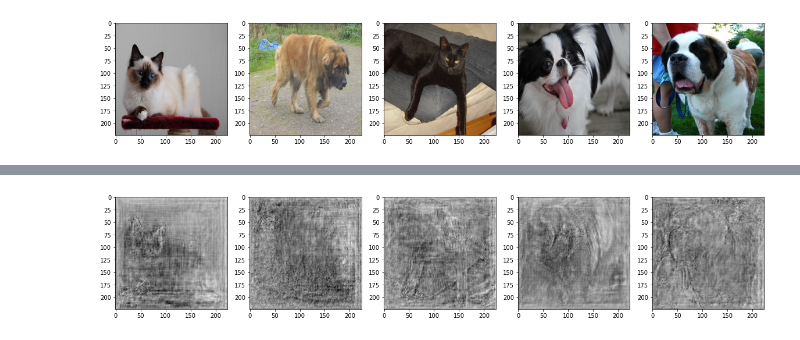
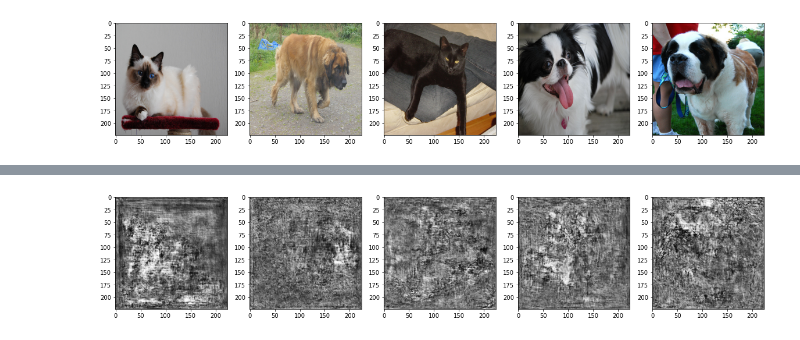
Before and after one commit to Patschwemm/Deep-Learning-Network-2D-Natural-Image-Decomposition, a Jupyter notebook: segmentation_network.ipynb, the cells around one changed output, grey strips where cells are left out. Cells and saved outputs as stored; diff of their text form; code cells hidden in the pictures.

```diff
--- a/segmentation_network.ipynb
+++ b/segmentation_network.ipynb
@@ -47,11 +44,12 @@ torch.Size([5, 3, 224, 224])
 # %%
 with torch.no_grad():
-    predicted_segmentation = model.predict(processed_data.float())
-predicted_segmentation = np.transpose(predicted_segmentation,(0, 2, 3, 1))
+    logits = model(processed_data.float())
+pr_masks = logits.sigmoid()
+pr_masks = np.transpose(pr_masks,(0, 2, 3, 1))
 # %%
 _, ax = plt.subplots(1, 5, figsize=(20,20))
 for i, axis in enumerate(ax):
-    axis.imshow(predicted_segmentation[i], cmap="gray")
+    axis.imshow(pr_masks[i], cmap="gray")
 plt.show()
 # %% [output]
-[figure, old version]
+[figure, new version]
```
Also changed, not shown: parts of 1 cell of this notebook.
